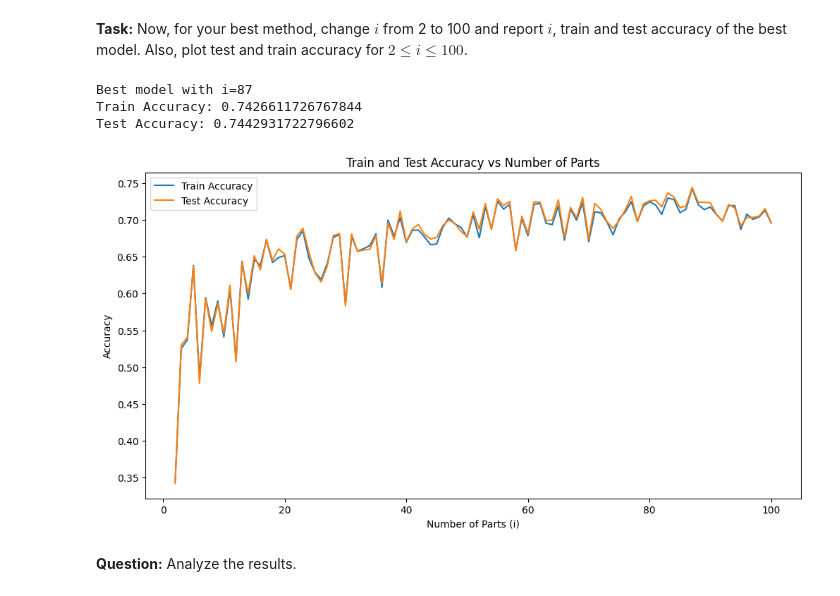
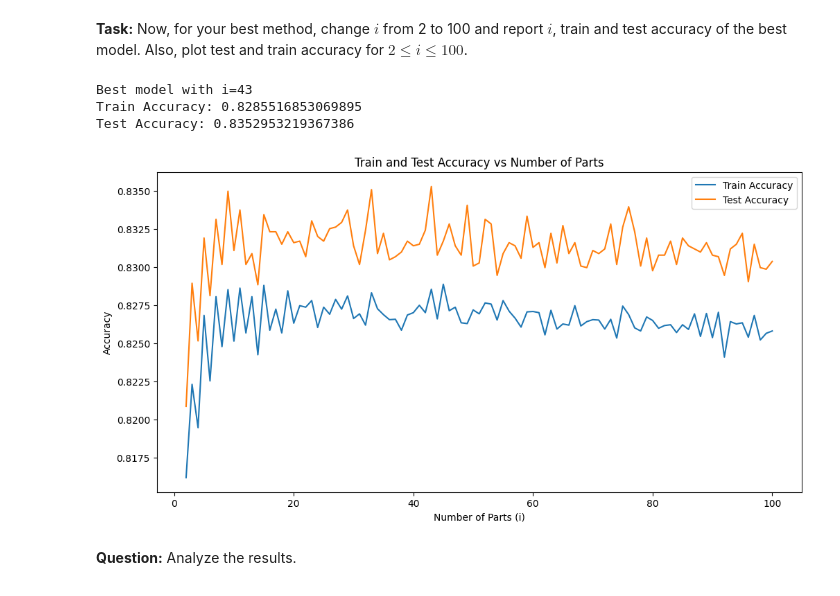
Before and after one commit to aliyousefi1/HW2_ML, a Jupyter notebook: Q2.ipynb, the cells around one changed output. Cells and saved outputs as stored; diff of their text form; code cells hidden in the pictures.

```diff
--- a/Q2.ipynb
+++ b/Q2.ipynb
@@ -213,7 +200,7 @@ data = pd.read_csv('Logistic_question.csv')
 data['Target'] = (data['Target'] > np.mean(data['Target'].values)).astype(int)
 
 # Split the data into train and test sets
-X_train, X_test, y_train, y_test = train_test_split(data.iloc[:, :-1].values, data['Target'].values, test_size=0.1, random_state=42)
+X_train, X_test, y_train, y_test = train_test_split(data.iloc[:, :-1].values, data['Target'].values, test_size=0.2, random_state=42)
 
 # Normalize the data using the training set
 scaler = StandardScaler()
@@ -801,7 +781,7 @@ for i in range(2, 101):
         X_train_part = torch.tensor(X_train_parts[j], dtype=torch.float32)
         y_train_part = torch.tensor(y_train_parts[j], dtype=torch.float32)
 
-        num_epochs = 10
+        num_epochs = 400
         for epoch in range(num_epochs):
             optimizer.zero_grad()
             outputs = model(X_train_part)
@@ -814,37 +794,37 @@ for i in range(2, 101):
     # Majority Vote Ensemble
     y_test_tensor = torch.tensor(np.array(y_test), dtype=torch.float32)
     y_train_tensor = torch.tensor(np.array(y_train), dtype=torch.float32)
     majority_vote_prediction1 =ensemble_majority_vote(models, X_train)
     majority_vote_prediction = ensemble_majority_vote(models, X_test)
     majority_vote_train_accuracy = (majority_vote_prediction1 == y_train_tensor).sum().item() / len(y_train)
     majority_vote_test_accuracy = (majority_vote_prediction == y_test_tensor).sum().item() / len(y_test)
 
     train_accuracies.append(majority_vote_train_accuracy)
     test_accuracies.append(majority_vote_test_accuracy)
 
     if majority_vote_test_accuracy > best_test_accuracy:
         best_i = i
         best_train_accuracy = majority_vote_train_accuracy
         best_test_accuracy = majority_vote_test_accuracy
 
 print(f"Best model with i={best_i}")
 print(f"Train Accuracy: {best_train_accuracy}")
 print(f"Test Accuracy: {best_test_accuracy}")
 
 # Plot train and test accuracy
 plt.figure(figsize=(12, 6))
 plt.plot(range(2, 101), train_accuracies, label='Train Accuracy')
 plt.plot(range(2, 101), test_accuracies, label='Test Accuracy')
 plt.xlabel('Number of Parts (i)')
 plt.ylabel('Accuracy')
 plt.title('Train and Test Accuracy vs Number of Parts')
 plt.legend()
 plt.show()
 # %% [output]
-Best model with i=87
-Train Accuracy: 0.7426611726767844
-Test Accuracy: 0.7442931722796602
+Best model with i=43
+Train Accuracy: 0.8285516853069895
+Test Accuracy: 0.8352953219367386
-[figure, old version]
+[figure, new version]
 # %% [markdown]
 **Question:** Analyze the results.
 # %% [markdown]
```
Also changed, not shown: parts of 7 cells of this notebook.
